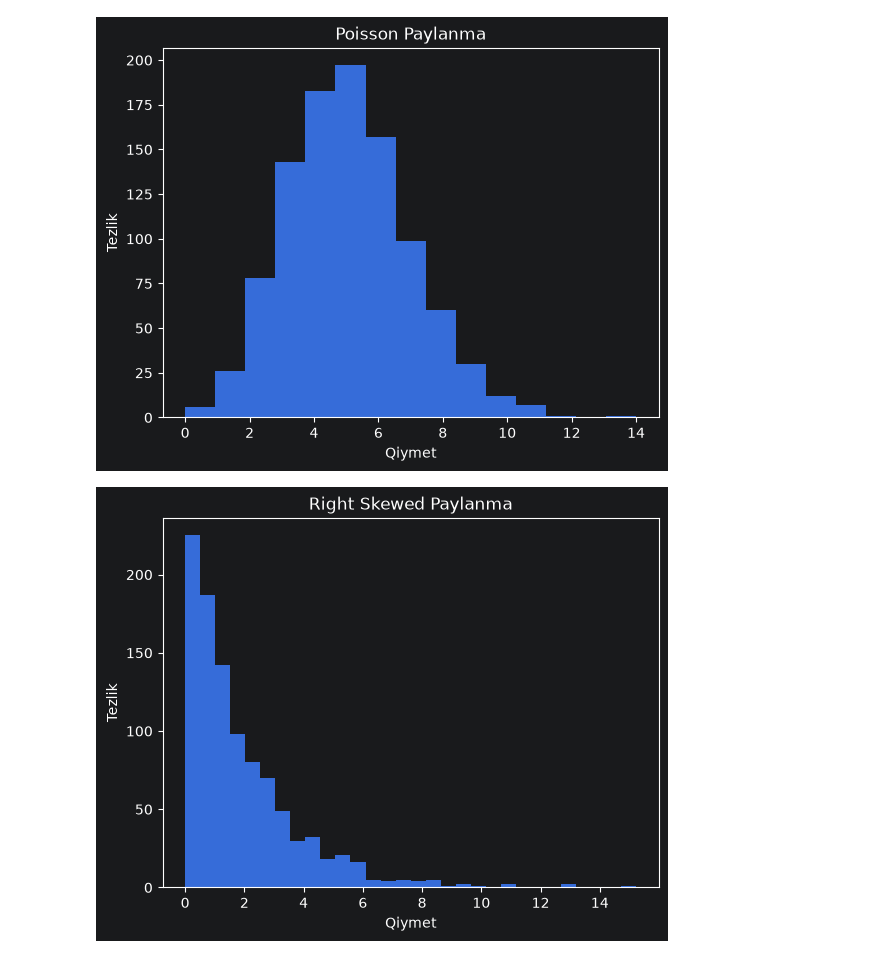
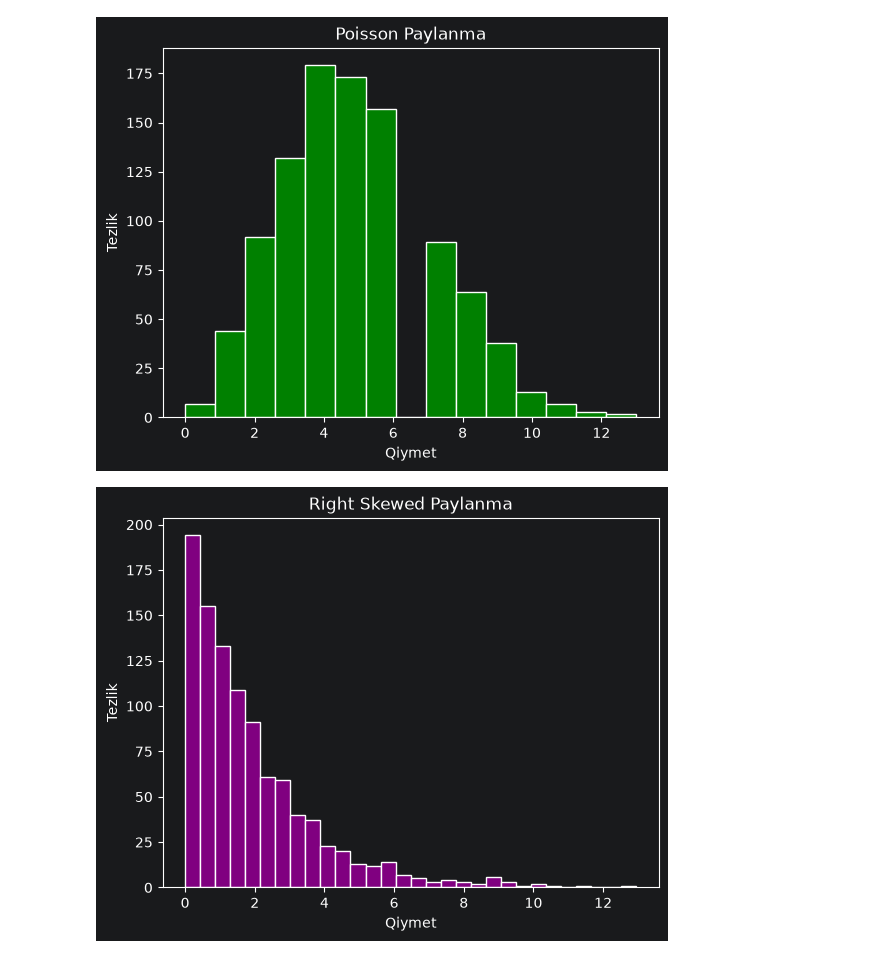
Before and after one commit to vagifrasulzade/Python_AI-Practice, a Jupyter notebook: Task6/Distribution.ipynb, the cells around one changed output. Cells and saved outputs as stored; diff of their text form; code cells hidden in the pictures.

```diff
--- a/Task6/Distribution.ipynb
+++ b/Task6/Distribution.ipynb
@@ -25,23 +24,23 @@ plt.show()
 # %%
 # 3.Poisson Paylanma
 poisson = np.random.poisson(lam=5,size=1000)
-plt.hist(poisson, bins=15)
+plt.hist(poisson, bins=15,color='green',edgecolor='white')
 plt.title("Poisson Paylanma")
 plt.xlabel("Qiymet")
 plt.ylabel("Tezlik")
 plt.show()
 # %% [output]
-[figure, old version]
+[figure, new version]
 # %%
 # 4.Right skewed
 right_skewed=np.random.exponential(scale=2, size=1000)
-plt.hist(right_skewed, bins=30)
+plt.hist(right_skewed, bins=30,color='purple',edgecolor='white')
 plt.title("Right Skewed Paylanma")
 plt.xlabel("Qiymet")
 plt.ylabel("Tezlik")
 plt.show()
 # %% [output]
-[figure, old version]
+[figure, new version]
 # %%
 # 5.Left skewed
 left_skewed=-np.random.exponential(scale=2, size=1000)
```
Also changed, not shown: parts of 3 cells of this notebook, 3 other files.
